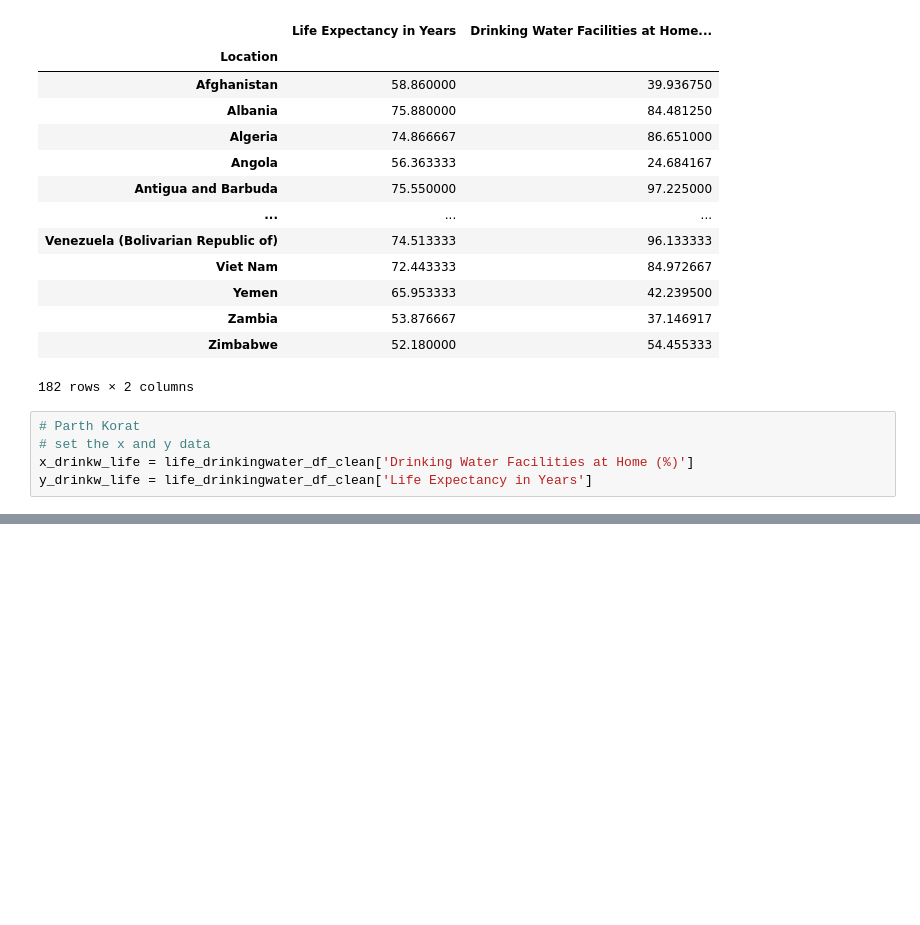
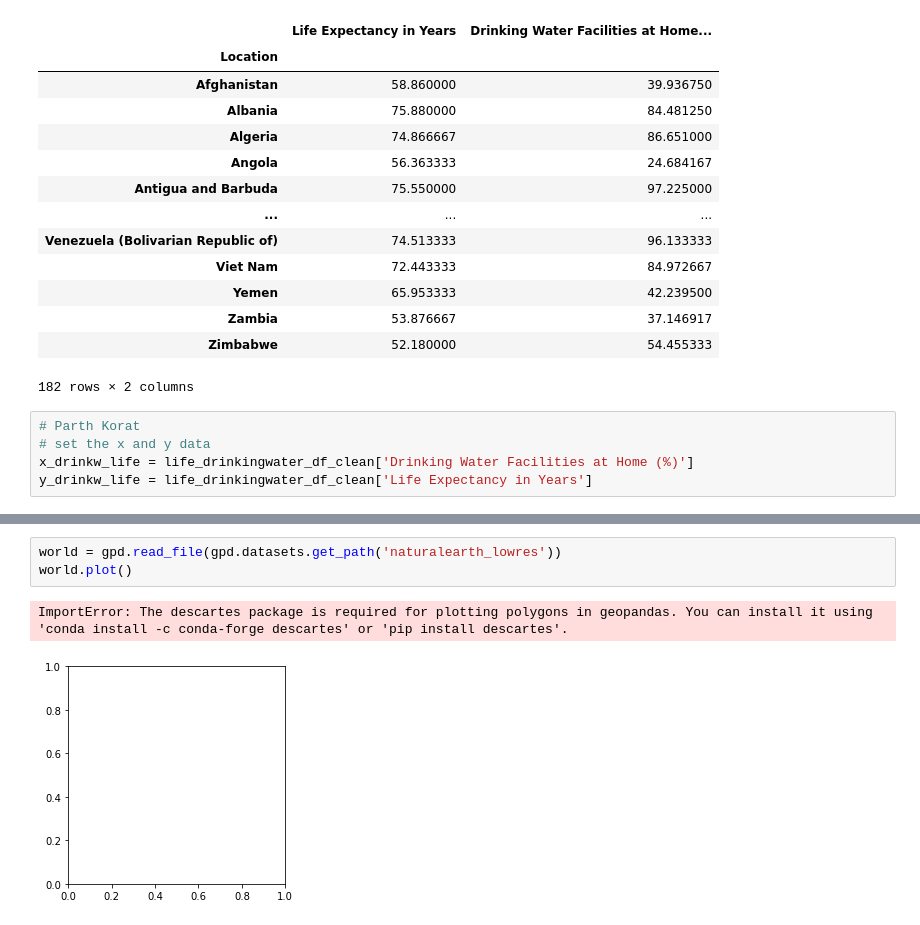
Before and after one commit to pkorat/World-Life-Expectancy-Analysis, a Jupyter notebook: main_pk_6_30_21.ipynb, the cells around one changed output, grey strips where cells are left out. Cells and saved outputs as stored; diff of their text form; blank space fills up the shorter version.

Commit message:
installed geopandas and got coordinates for each country dataset

```diff
--- a/main_pk_6_30_21.ipynb
+++ b/main_pk_6_30_21.ipynb
@@ -345,0 +347,6 @@ Pearsons correlation: 0.84
+# %%
+world = gpd.read_file(gpd.datasets.get_path('naturalearth_lowres'))
+world.plot()
+# %% [output]
+ImportError: The descartes package is required for plotting polygons in geopandas. You can install it using 'conda install -c conda-forge descartes' or 'pip install descartes'.
+[figure, added]
```
Also changed, not shown: parts of 6 cells of this notebook, 2 other files.
